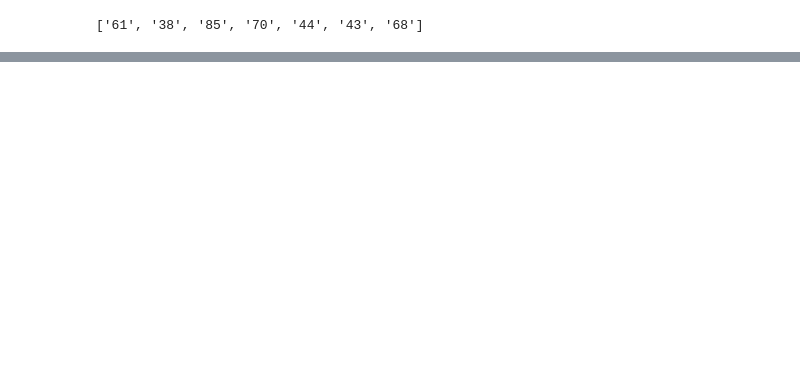
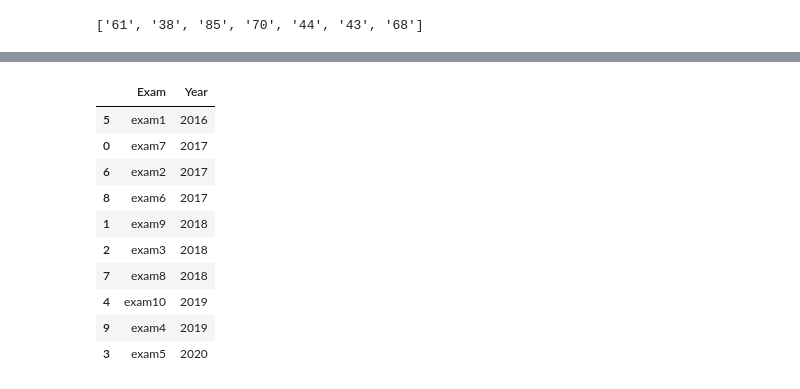
Before and after one commit to pChitral/assignment6, a Jupyter notebook: playground.ipynb, the cells around one changed output, grey strips where cells are left out. Cells and saved outputs as stored; diff of their text form; code cells hidden in the pictures; blank space fills up the shorter version.

```diff
--- a/playground.ipynb
+++ b/playground.ipynb
@@ -336,0 +372,14 @@ ith_student_scores
+# %%
+df_exams.sort_values(by='Year')
+# %% [output]
+|  | Exam | Year |
+| 5 | exam1 | 2016 |
+| 0 | exam7 | 2017 |
+| 6 | exam2 | 2017 |
+| 8 | exam6 | 2017 |
+| 1 | exam9 | 2018 |
+| 2 | exam3 | 2018 |
+| 7 | exam8 | 2018 |
+| 4 | exam10 | 2019 |
+| 9 | exam4 | 2019 |
+| 3 | exam5 | 2020 |
```
Also changed, not shown: parts of 4 cells of this notebook, 2 other files.
